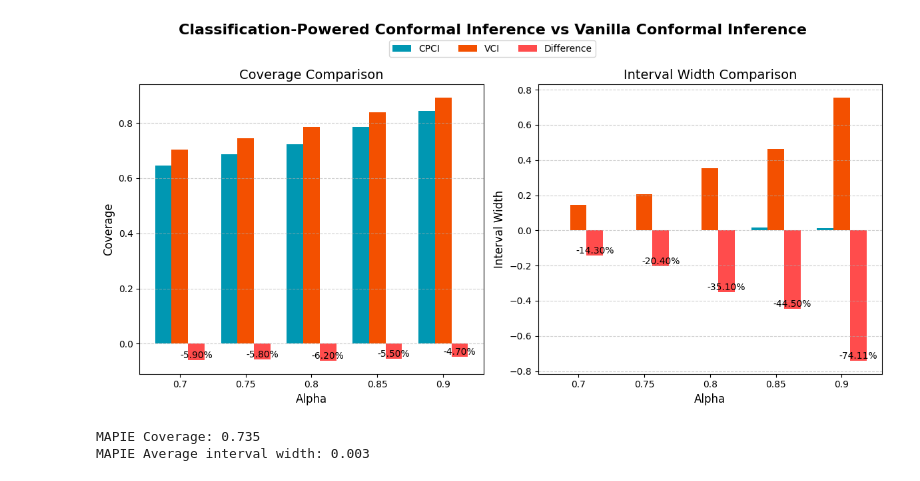
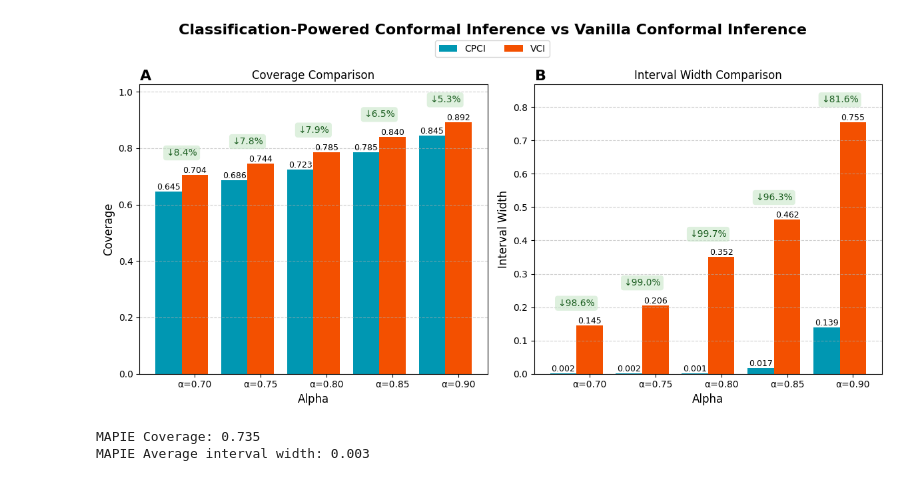
Before and after one commit to rdiazrincon/conformal_prediction_pd, a Jupyter notebook: conformal_pd_new.ipynb, the cells around one changed output. Cells and saved outputs as stored; diff of their text form; code cells hidden in the pictures.

Commit message:
Generate new plot for paper

```diff
--- a/conformal_pd_new.ipynb
+++ b/conformal_pd_new.ipynb
@@ -199,7 +203,7 @@ Average interval width: 0.017
 conformal_metrics_new = {
     "alpha": [0.7, 0.75, 0.8, 0.85, 0.9],
     "coverage": [0.645, 0.686, 0.723, 0.785, 0.845],
-    "interval_width": [0.002, 0.002, 0.001, 0.017, 0.0139]
+    "interval_width": [0.002, 0.002, 0.001, 0.017, 0.139]
 }
 conformal_metrics_modified = {
     "alpha": [0.7, 0.75, 0.8, 0.85, 0.9],
@@ -247,7 +251,7 @@ import matplotlib.pyplot as plt
 conformal_metrics_new = {
     "alpha": [0.7, 0.75, 0.8, 0.85, 0.9],
     "coverage": [0.645, 0.686, 0.723, 0.785, 0.845],
-    "interval_width": [0.002, 0.002, 0.001, 0.017, 0.0139]
+    "interval_width": [0.002, 0.002, 0.001, 0.017, 0.139]
 }
 conformal_metrics_modified = {
     "alpha": [0.7, 0.75, 0.8, 0.85, 0.9],
@@ -259,6 +263,7 @@ conformal_metrics_vanilla = {
     "coverage": [0.704, 0.744, 0.785, 0.840, 0.892],
     "interval_width": [0.145, 0.206, 0.352, 0.462, 0.755]
 }
+
 fig, ax = plt.subplots(figsize=(10, 6))
 fig.suptitle('Comparison of Coverage vs Interval Width for α ∈ [0.7-0.9]', fontsize=14, weight='bold')
 
@@ -286,6 +291,6 @@ ax.grid(True, linestyle='--', alpha=0.6)
 handles, labels = ax.get_legend_handles_labels()
 fig.legend(handles, labels, loc='upper center', ncol=3, fontsize=10, bbox_to_anchor=(0.5, 0.96), frameon=True)
 plt.tight_layout(rect=[0, 0, 1, 0.975])
-# plt.savefig('conformal_comparison.svg', transparent=True, bbox_inches='tight')
+plt.savefig('conformal_comparison.png', transparent=True, bbox_inches='tight')
 plt.show()
 # %% [output]
@@ -320,47 +325,104 @@ plt.show()
 # %%
-width = 0.25  # Adjusted bar width for difference bars
+width = 0.4  # Adjusted bar width
 x = np.arange(len(conformal_metrics_new["alpha"]))
 
 # Compute differences
-diff_coverage = np.array(conformal_metrics_new["coverage"]) - np.array(conformal_metrics_vanilla["coverage"])
-diff_interval = np.array(conformal_metrics_new["interval_width"]) - np.array(conformal_metrics_vanilla["interval_width"])
+diff_coverage = (np.array(conformal_metrics_vanilla["coverage"]) - np.array(conformal_metrics_new["coverage"])) / np.array(conformal_metrics_vanilla["coverage"]) * 100
+diff_interval = (np.array(conformal_metrics_vanilla["interval_width"]) - np.array(conformal_metrics_new["interval_width"])) / np.array(conformal_metrics_vanilla["interval_width"]) * 100
 
 fig, (ax1, ax2) = plt.subplots(1, 2, figsize=(12, 6))
 fig.suptitle('Classification-Powered Conformal Inference vs Vanilla Conformal Inference', fontsize=16, weight='bold')
 
 # Coverage Comparison
-ax1.bar(x - width, conformal_metrics_new["coverage"], width, label='CPCI', color='#0097B2')
-ax1.bar(x, conformal_metrics_vanilla["coverage"], width, label='VCI', color='#F35000')
-ax1.bar(x + width, diff_coverage, width, label='Difference', color='red', alpha=0.7)
+bar1 = ax1.bar(x - width, conformal_metrics_new["coverage"], width, label='CPCI', color='#0097B2')
+bar2 = ax1.bar(x, conformal_metrics_vanilla["coverage"], width, label='VCI', color='#F35000')
+
+def add_value_labels(bars, ax):
+    for bar in bars:
+        height = bar.get_height()
+        ax.text(bar.get_x() + bar.get_width()/2., height,
+                f'{height:.3f}',
+                ha='center', va='bottom', fontsize=9)
+
+add_value_labels(bar1, ax1)
+add_value_labels(bar2, ax1)
+
+# Set y-axis limits with padding for annotations
+max_coverage = max(max(conformal_metrics_new["coverage"]), max(conformal_metrics_vanilla["coverage"]))
+ax1.set_ylim(0, max_coverage * 1.15)  # Add 15% padding
+
 ax1.set_xticks(x)
-ax1.set_xticklabels(conformal_metrics_new["alpha"])
+ax1.set_xticklabels([f'α={alpha:.2f}' for alpha in conformal_metrics_new["alpha"]])
 ax1.set_xlabel('Alpha', fontsize=12)
 ax1.set_ylabel('Coverage', fontsize=12)
-ax1.set_title('Coverage Comparison', fontsize=14)
+ax1.set_title('Coverage Comparison', fontsize=12)
 ax1.grid(axis='y', linestyle='--', alpha=0.6)
 
 # Interval Width Comparison
-ax2.bar(x - width, conformal_metrics_new["interval_width"], width, color='#0097B2')
-ax2.bar(x, conformal_metrics_vanilla["interval_width"], width, color='#F35000')
-ax2.bar(x + width, diff_interval, width, label='Difference', color='red', alpha=0.7)
+bar3 = ax2.bar(x - width, conformal_metrics_new["interval_width"], width, color='#0097B2')
+bar4 = ax2.bar(x, conformal_metrics_vanilla["interval_width"], width, color='#F35000')
+
+add_value_labels(bar3, ax2)
+add_value_labels(bar4, ax2)
+
+# Set y-axis limits with padding for annotations
+max_interval = max(max(conformal_metrics_new["interval_width"]), max(conformal_metrics_vanilla["interval_width"]))
+ax2.set_ylim(0, max_interval * 1.15)  # Add 15% padding
+
 ax2.set_xticks(x)
-ax2.set_xticklabels(conformal_metrics_new["alpha"])
+ax2.set_xticklabels([f'α={alpha:.2f}' for alpha in conformal_metrics_new["alpha"]])
+
 ax2.set_xlabel('Alpha', fontsize=12)
 ax2.set_ylabel('Interval Width', fontsize=12)
-ax2.set_title('Interval Width Comparison', fontsize=14)
+ax2.set_title('Interval Width Comparison', fontsize=12)
 ax2.grid(axis='y', linestyle='--', alpha=0.6)
 
+# Define annotation properties
+bbox_props = dict(boxstyle="round,pad=0.3", fc='#C8E6C9', ec="none", alpha=0.6)
+
 for i, (diff_cov, diff_int) in enumerate(zip(diff_coverage, diff_interval)):
-    ax1.text(x[i] + width, diff_cov, f'{diff_cov:.2%}', ha='center', va='bottom', fontsize=10)
-    ax2.text(x[i] + width, diff_int, f'{diff_int:.2%}', ha='center', va='bottom', fontsize=10)
+    # Coverage reduction
+    max_cov = max(conformal_metrics_new["coverage"][i], conformal_metrics_vanilla["coverage"][i])
+    annotation_height_cov = max_cov + (max_coverage * 0.07)  # Position at 3% above the bar
+
+    if diff_cov > 0:
+        ax1.text(x[i] - width/2, annotation_height_cov,
+                f'↓{abs(diff_cov):.1f}%', ha='center', va='bottom',
+                fontsize=10, color='#1B5E20', bbox=bbox_props)
+    else:
+        ax1.text(x[i] - width/2, annotation_height_cov,
+                f'↑{abs(diff_cov):.1f}%', ha='center', va='bottom',
+                fontsize=10, color='red', bbox=bbox_props)
+
+    # Interval width reduction
+    max_int = max(conformal_metrics_new["interval_width"][i], conformal_metrics_vanilla["interval_width"][i])
+    annotation_height_int = max_int + (max_interval * 0.07)  # Position at 3% above the bar
+
+    if diff_int > 0:
+        ax2.text(x[i] - width/2, annotation_height_int,
+                f'↓{abs(diff_int):.1f}%', ha='center', va='bottom',
+                fontsize=10, color='#1B5E20', bbox=bbox_props)
+    else:
+        ax2.text(x[i] - width/2, annotation_height_int,
+                f'↑{abs(diff_int):.1f}%', ha='center', va='bottom',
+                fontsize=10, color='red', bbox=bbox_props)
+
+# Add letters A and B to the subplots
+ax1.text(0.035, 1.05, 'A', transform=ax1.transAxes,
+         fontsize=16, fontweight='bold', va='top', ha='right')
+ax2.text(0.035, 1.05, 'B', transform=ax2.transAxes,
+         fontsize=16, fontweight='bold', va='top', ha='right')
 
 handles, labels = ax1.get_legend_handles_labels()
-fig.legend(handles, labels, loc='upper center', ncol=3, fontsize=10, bbox_to_anchor=(0.5, 0.95), frameon=True)
+fig.legend(handles, labels, loc='upper center', ncol=3, fontsize=10,
+          bbox_to_anchor=(0.5, 0.95), frameon=True)
+
 # Adjust layout and show
 plt.tight_layout(rect=[0, 0, 1, 0.95])
+plt.savefig('CPCI_vs_VCI.png', transparent=True, bbox_inches='tight')
 plt.show()
 # %% [output]
-[figure, old version]
+[figure, new version]
 # %%
 def conformal_prediction_zero_inflated_mapie(X, y_binary, y_continuous, alpha_tilda=0.9):
     """
```
Also changed, not shown: parts of 7 cells of this notebook.
